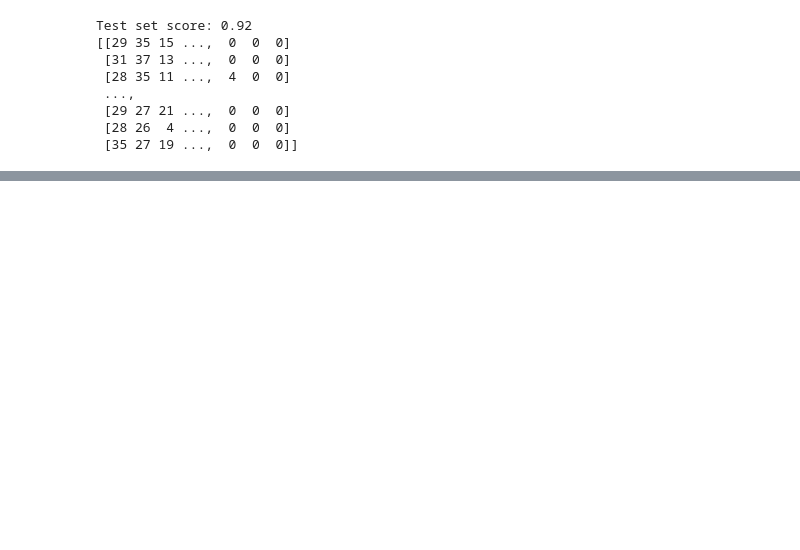
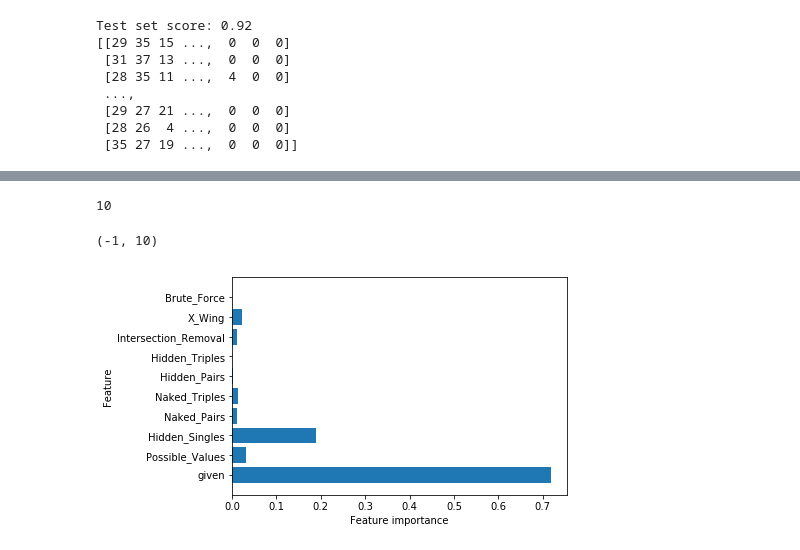
Before and after one commit to David-Lerner/notebooks, a Jupyter notebook: SudokuSQL.ipynb, the cells around one changed output, grey strips where cells are left out. Drawn from its saved outputs; the diff is of its cells as text; code cells hidden in the pictures; blank space fills up the shorter version.

```diff
--- a/SudokuSQL.ipynb
+++ b/SudokuSQL.ipynb
@@ -129,0 +207,12 @@ Test set score: 0.92
+# %%
+n_features = dataset['data_cell'].shape[1]
+print(n_features)
+plt.barh(range(n_features), tree.feature_importances_, align='center')
+plt.yticks(np.arange(n_features), dataset['feature_names'])
+plt.xlabel("Feature importance")
+plt.ylabel("Feature")
+plt.ylim(-1, n_features)
+# %% [output]
+10
+(-1, 10)
+[figure, added]
```
Also changed, not shown: parts of 28 cells of this notebook, 3 other files.
